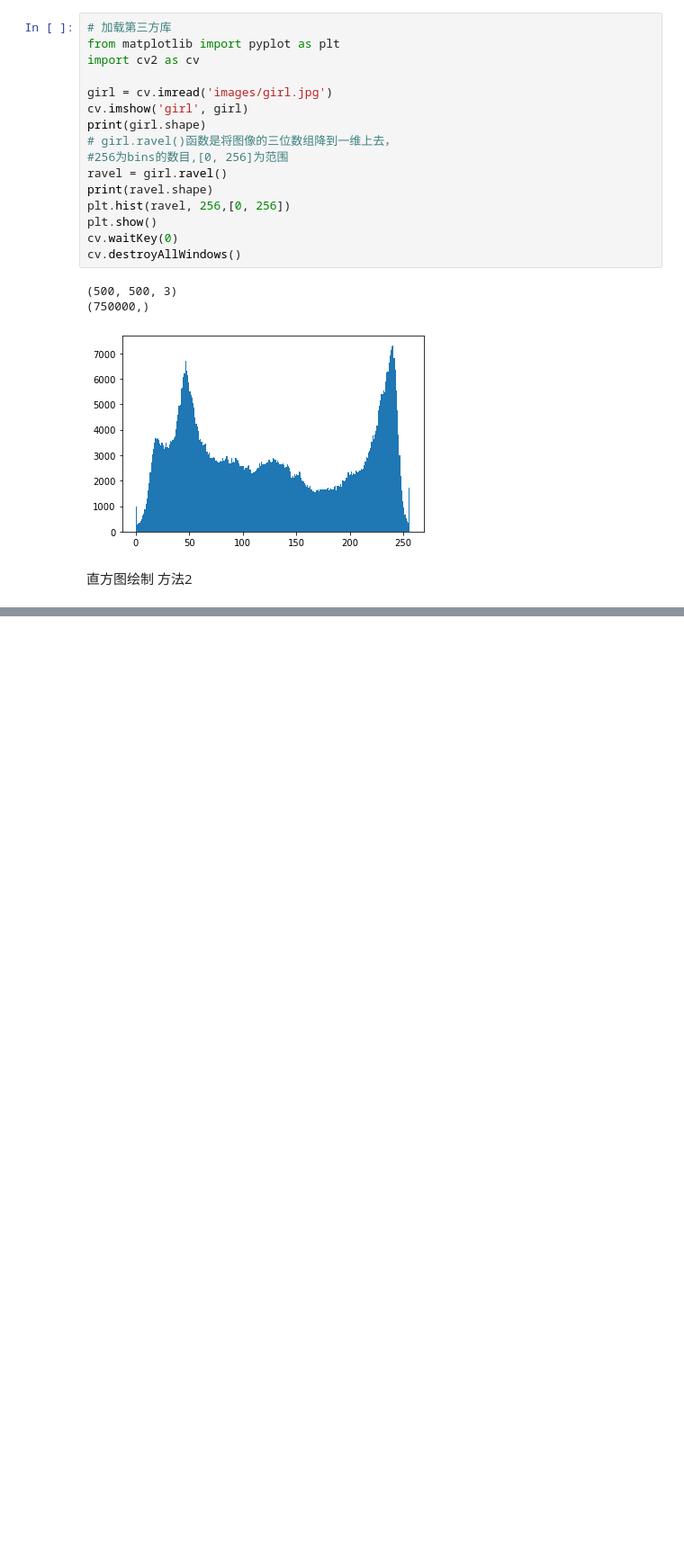
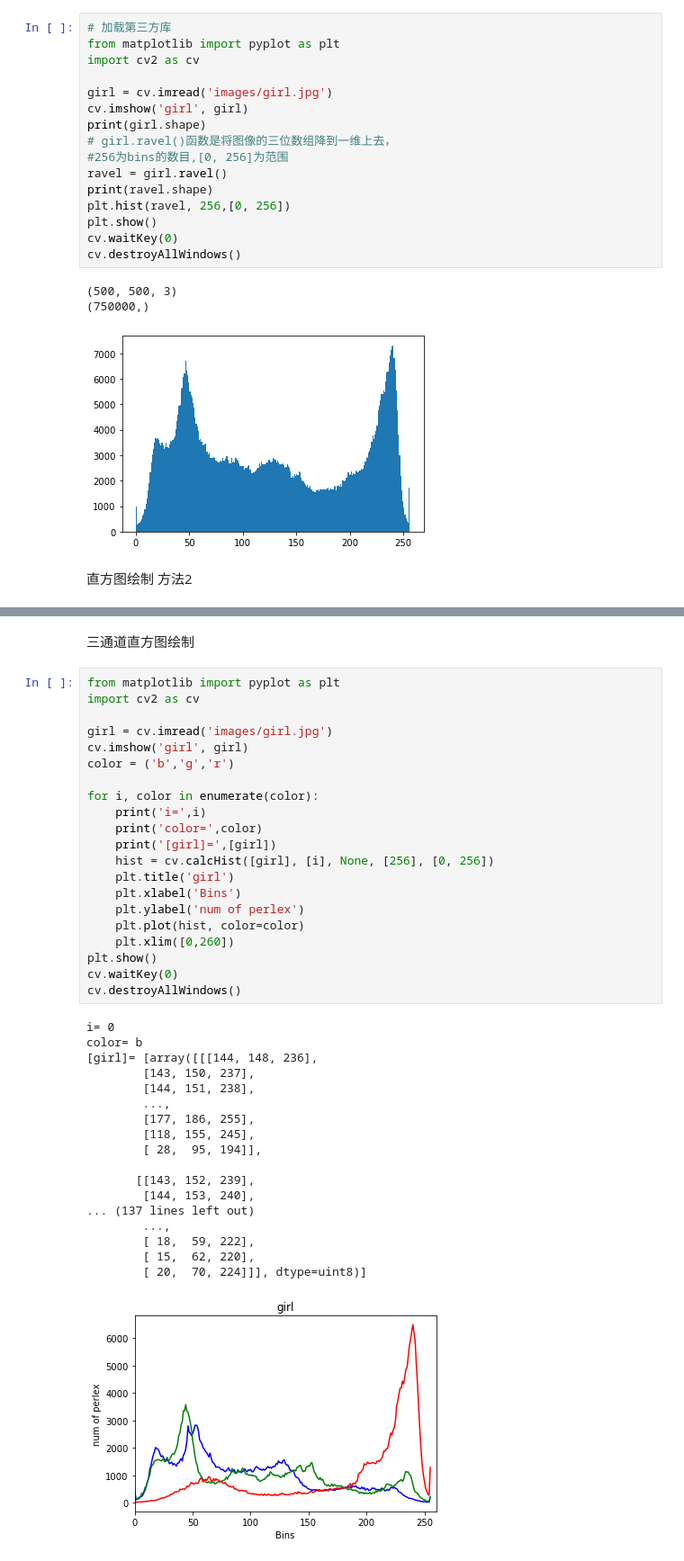
Before and after one commit to mangxiao2018/opencv-samples, a Jupyter notebook: 10002-pichandler.ipynb, the cells around one changed output, grey strips where cells are left out. Shown at 90% size. Cells and saved outputs as stored; diff of their text form; blank space fills up the shorter version.

Commit message:
三通道直方图绘制

```diff
--- a/10002-pichandler.ipynb
+++ b/10002-pichandler.ipynb
@@ -285,3 +285,45 @@ plt.show()
 (256, 1)
 [figure]
 [figure]
+# %% [markdown]
+三通道直方图绘制
+# %%
+from matplotlib import pyplot as plt
+import cv2 as cv
+
+girl = cv.imread('images/girl.jpg')
+cv.imshow('girl', girl)
+color = ('b','g','r')
+
+for i, color in enumerate(color):
+    print('i=',i)
+    print('color=',color)
+    print('[girl]=',[girl])
+    hist = cv.calcHist([girl], [i], None, [256], [0, 256])
+    plt.title('girl')
+    plt.xlabel('Bins')
+    plt.ylabel('num of perlex')
+    plt.plot(hist, color=color)
+    plt.xlim([0,260])
+plt.show()
+cv.waitKey(0)
+cv.destroyAllWindows()
+# %% [output]
+i= 0
+color= b
+[girl]= [array([[[144, 148, 236],
+        [143, 150, 237],
+        [144, 151, 238],
+        ...,
+        [177, 186, 255],
+        [118, 155, 245],
+        [ 28,  95, 194]],
+
+       [[143, 152, 239],
+        [144, 153, 240],
+... (137 lines left out)
+        ...,
+        [ 18,  59, 222],
+        [ 15,  62, 220],
+        [ 20,  70, 224]]], dtype=uint8)]
+[figure, added]
```
Also changed, not shown: parts of 1 cell of this notebook.
